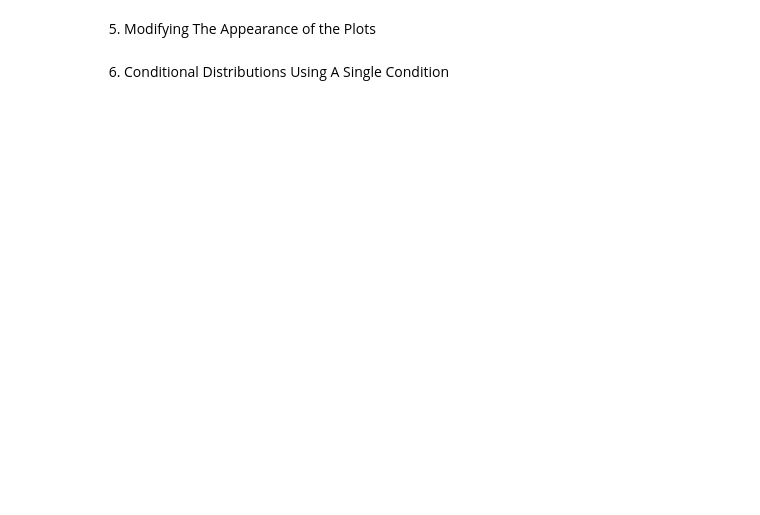
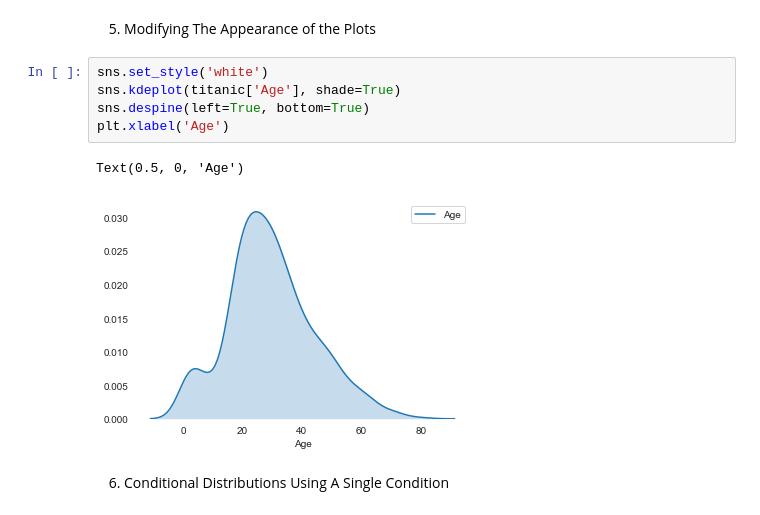
Before and after one commit to exopas95/DataQuest, a Jupyter notebook: 5.Storytelling Through Data Visualization/3_Conditional_Plots.ipynb, the cells around one changed output. Drawn from its saved outputs; the diff is of its cells as text; blank space fills up the shorter version.

```diff
--- a/5.Storytelling Through Data Visualization/3_Conditional_Plots.ipynb
+++ b/5.Storytelling Through Data Visualization/3_Conditional_Plots.ipynb
@@ -9,4 +27,12 @@
 # %% [markdown]
 5. Modifying The Appearance of the Plots
+# %%
+sns.set_style('white')
+sns.kdeplot(titanic['Age'], shade=True)
+sns.despine(left=True, bottom=True)
+plt.xlabel('Age')
+# %% [output]
+Text(0.5, 0, 'Age')
+[figure, added]
 # %% [markdown]
 6. Conditional Distributions Using A Single Condition
```
Also changed, not shown: parts of 7 cells of this notebook, 1 other file.
